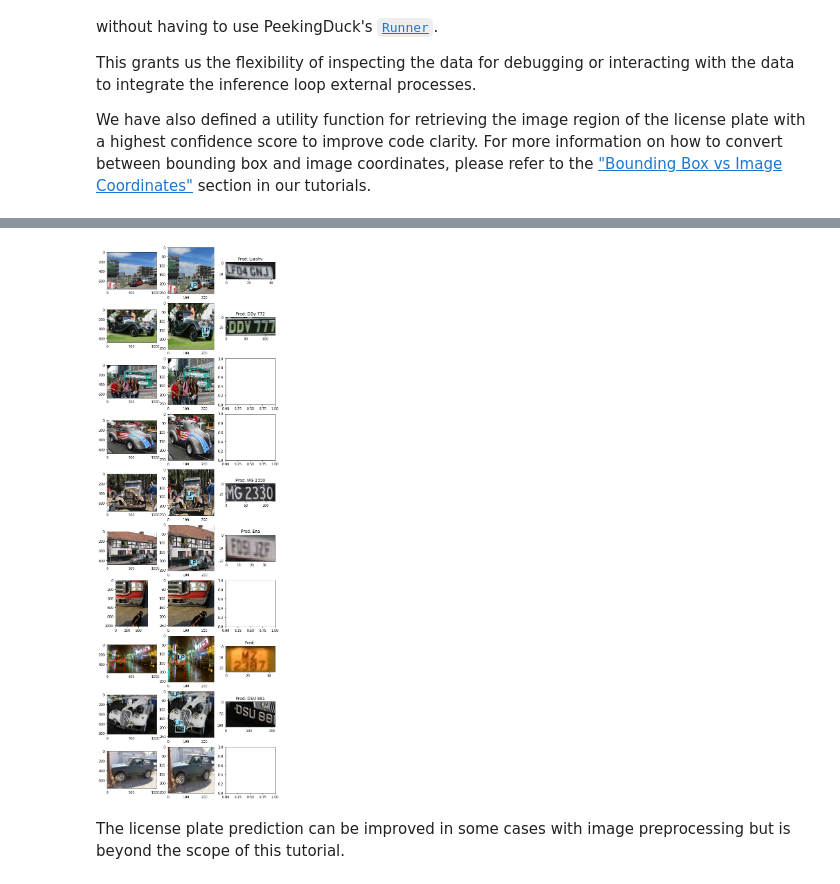
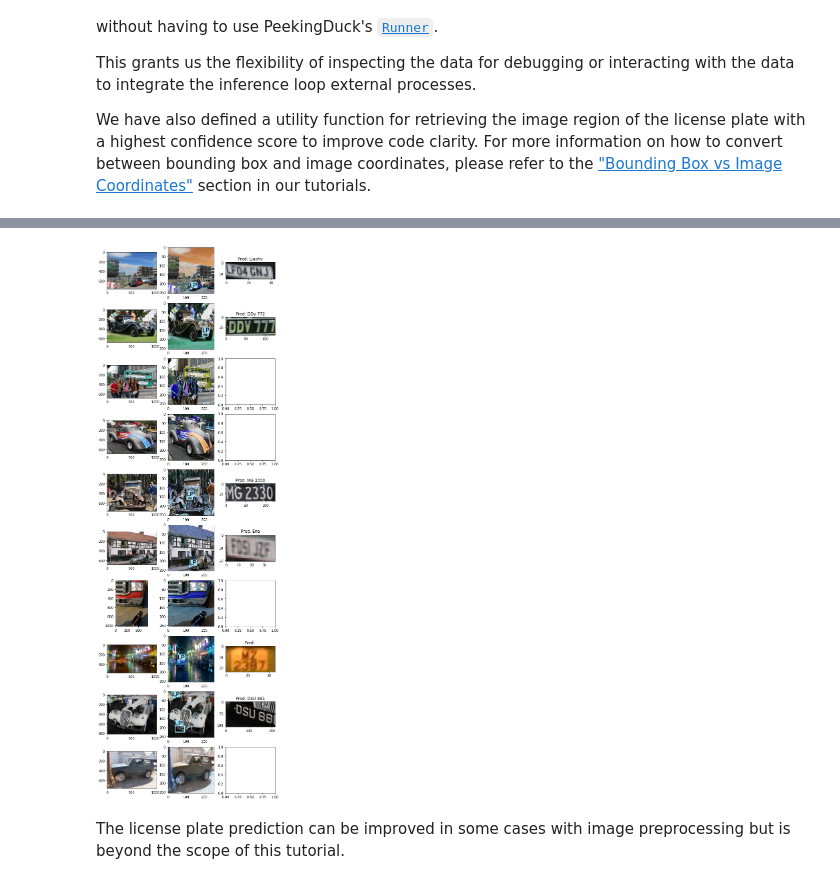
Before and after one commit to aisingapore/PeekingDuck, a Jupyter notebook: notebooks/demo_import_peekingduck.ipynb, the cells around one changed output, grey strips where cells are left out. Drawn from its saved outputs; the diff is of its cells as text; code cells hidden in the pictures.

Commit message:
docs: fix visualization in demo notebook

```diff
--- a/notebooks/demo_import_peekingduck.ipynb
+++ b/notebooks/demo_import_peekingduck.ipynb
@@ -133,7 +133,7 @@ for i, (element, path) in enumerate(zip(dataset, dataset.file_paths)):
     _ = bbox_node.run(bbox_input)
 
     ax[i][0].imshow(image_orig)
-    ax[i][1].imshow(image)
+    ax[i][1].imshow(image[..., ::-1])
     # If there are any license plates detected, try to predict the license
     # plate number
     if len(yolo_lp_output["bboxes"]) > 0:
@@ -151,3 +151,3 @@ for i, (element, path) in enumerate(zip(dataset, dataset.file_paths)):
-[figure, old version]
+[figure, new version]
 # %% [markdown]
 The license plate prediction can be improved in some cases with image preprocessing but is beyond the scope of this tutorial.
```
Also changed, not shown: parts of 3 cells of this notebook.
